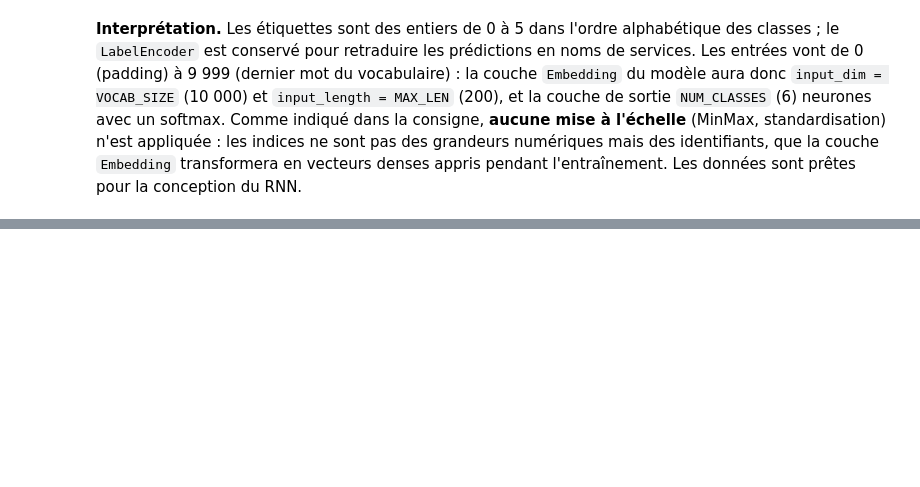
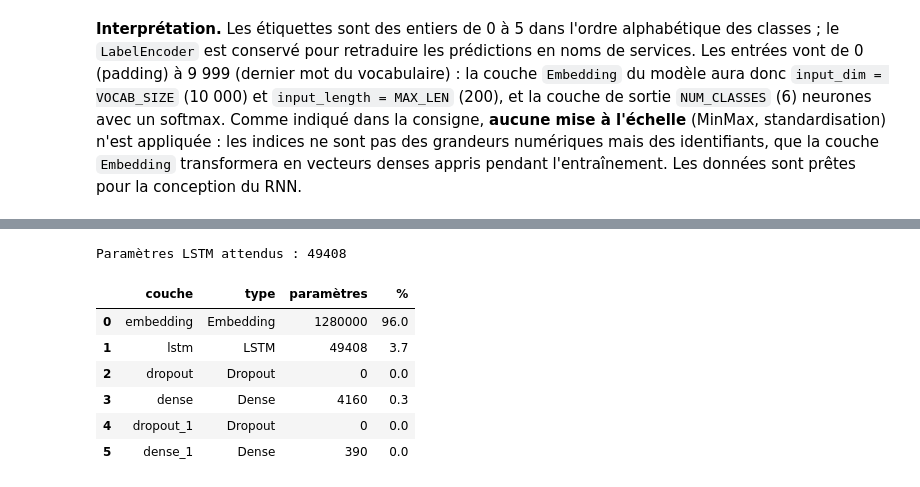
Before and after one commit to justhein/tp_nlp_ing5, a Jupyter notebook: tp3_3/TP3_3-RNN.ipynb, the cells around one changed output, grey strips where cells are left out. Drawn from its saved outputs; the diff is of its cells as text; code cells hidden in the pictures; blank space fills up the shorter version.

```diff
--- a/tp3_3/TP3_3-RNN.ipynb
+++ b/tp3_3/TP3_3-RNN.ipynb
@@ -522,0 +608,6 @@ vecteurs denses appris pendant l'entraînement. Les données sont prêtes pour l
+# %%
+tf.keras.backend.clear_session()
+tf.random.set_seed(RANDOM_STATE)
+
+lstm_model = build_model(rnn_type="LSTM", units=64, n_layers=1, dropout=0.3, learning_rate=1e-3)
+lstm_model.summary()
@@ -522,0 +634,20 @@ vecteurs denses appris pendant l'entraînement. Les données sont prêtes pour l
+# %%
+# Répartition des paramètres entraînables par couche : où se trouve la « capacité » du modèle ?
+params = pd.DataFrame(
+    [(l.name, l.__class__.__name__, l.count_params()) for l in lstm_model.layers],
+    columns=["couche", "type", "paramètres"])
+params["%"] = (params["paramètres"] / params["paramètres"].sum() * 100).round(1)
+
+# Vérification du calcul pour le LSTM : 4 portes x (units x (entrée + units) + biais)
+units = 64
+print("Paramètres LSTM attendus :", 4 * (units * (EMBED_DIM + units) + units))
+params
+# %% [output]
+Paramètres LSTM attendus : 49408
+|  | couche | type | paramètres | % |
+| 0 | embedding | Embedding | 1280000 | 96.0 |
+| 1 | lstm | LSTM | 49408 | 3.7 |
+| 2 | dropout | Dropout | 0 | 0.0 |
+| 3 | dense | Dense | 4160 | 0.3 |
+| 4 | dropout_1 | Dropout | 0 | 0.0 |
+| 5 | dense_1 | Dense | 390 | 0.0 |
```
Also changed, not shown: parts of 14 cells of this notebook.
